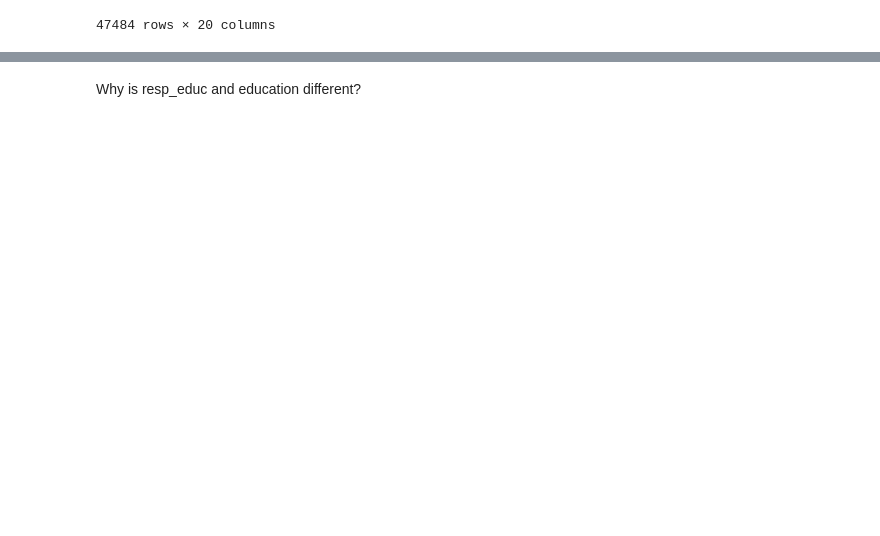
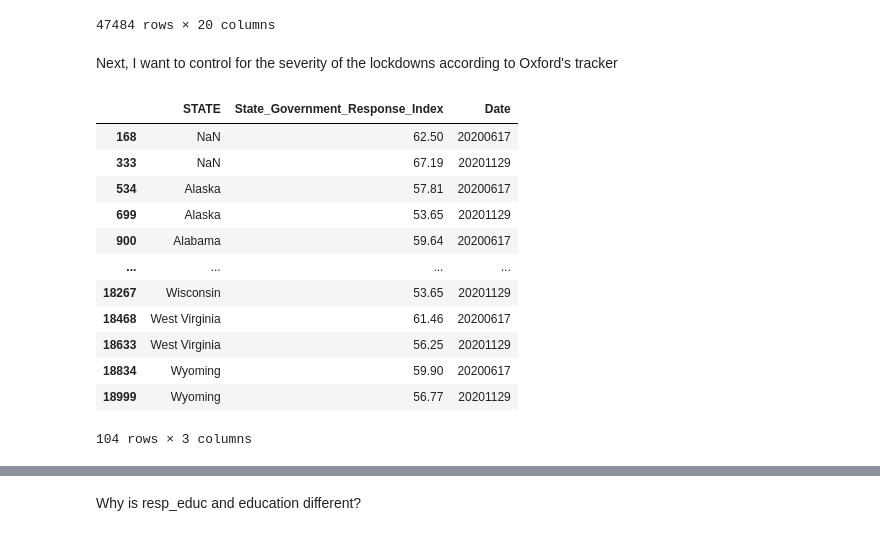
Before and after one commit to chrissoria/BICS_Political_Polarization, a Jupyter notebook: DF/BICS_Supplementary_Geography_File.ipynb, the cells around one changed output, grey strips where cells are left out. Saved outputs shown, nothing was run; the diff lists cells and outputs as text; code cells hidden in the pictures; blank space fills up the shorter version.

```diff
--- a/DF/BICS_Supplementary_Geography_File.ipynb
+++ b/DF/BICS_Supplementary_Geography_File.ipynb
@@ -274,3 +274,32 @@ ZIP_FEATURES
 | 47482 | 99928 | 0200 | 1.0 | Young, Don | Alaska | Republican | 02130 | ... |
 | 47483 | 99929 | 0200 | 1.0 | Young, Don | Alaska | Republican | 02275 | ... |
 47484 rows × 20 columns
+# %% [markdown]
+Next, I want to control for the severity of the lockdowns according to Oxford's tracker
+# %%
+State_Restrictions_df = pd.read_csv('Data/Partisanship and Health Behavior/Data/OxCGRT_USA_differentiated_withnotes_2020.csv')
+State_Restrictions_df['Date'] = State_Restrictions_df['Date'].astype(str)
+State_Restrictions_df = State_Restrictions_df[State_Restrictions_df['Date'].isin(['20200617', '20201129'])]
+columns_to_keep = ['RegionName','GovernmentResponseIndex_SimpleAverage','Date']
+State_Restrictions_df = State_Restrictions_df[columns_to_keep]
+
+State_Restrictions_df = State_Restrictions_df.rename(columns={
+    'RegionName': 'STATE',
+    'GovernmentResponseIndex_SimpleAverage':'State_Government_Response_Index'
+})
+
+State_Restrictions_df
+# %% [output]
+|  | STATE | State_Government_Response_Index | Date |
+| 168 | NaN | 62.50 | 20200617 |
+| 333 | NaN | 67.19 | 20201129 |
+| 534 | Alaska | 57.81 | 20200617 |
+| 699 | Alaska | 53.65 | 20201129 |
+| 900 | Alabama | 59.64 | 20200617 |
+| ... | ... | ... | ... |
+| 18267 | Wisconsin | 53.65 | 20201129 |
+| 18468 | West Virginia | 61.46 | 20200617 |
+| 18633 | West Virginia | 56.25 | 20201129 |
+| 18834 | Wyoming | 59.90 | 20200617 |
+| 18999 | Wyoming | 56.77 | 20201129 |
+104 rows × 3 columns
```
Also changed, not shown: parts of 2 cells of this notebook, 11 other files.
